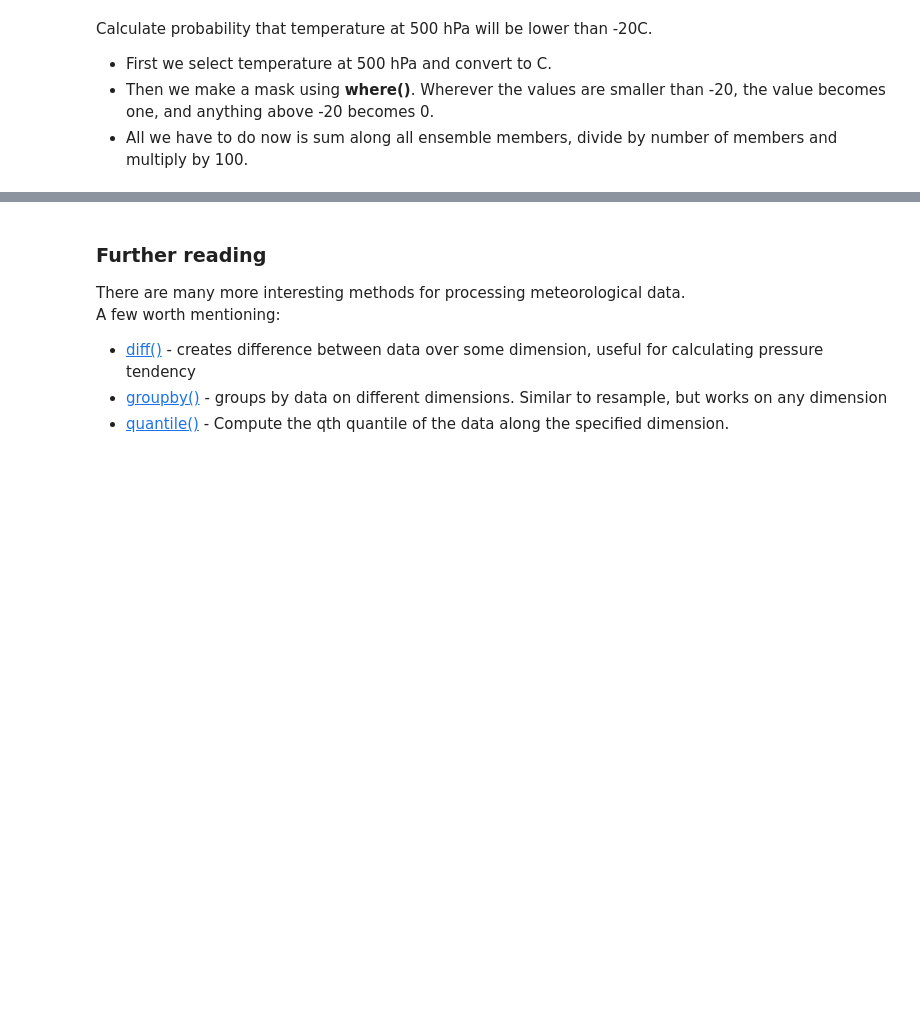
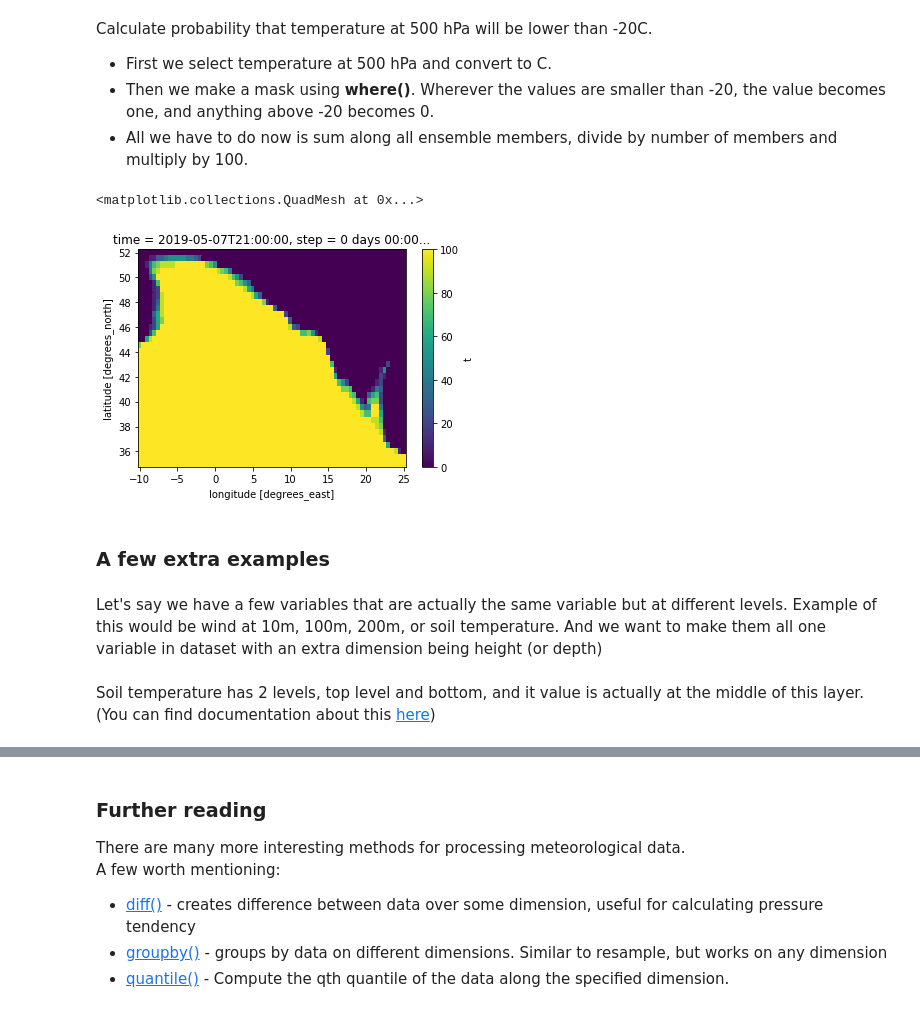
Before and after one commit to igorol/EMS2019_python_workshop, a Jupyter notebook: Manipulating_meteorological_data.ipynb, the cells around one changed output, grey strips where cells are left out. Saved outputs shown, nothing was run; the diff lists cells and outputs as text; code cells hidden in the pictures; blank space fills up the shorter version.

```diff
--- a/Manipulating_meteorological_data.ipynb
+++ b/Manipulating_meteorological_data.ipynb
@@ -252,5 +612,12 @@ Calculate probability that temperature at 500 hPa will be lower than -20C.
 # %%
 t_500 = ds_en.t.sel(isobaricInhPa=500)-273.15
 mask = t_500.where(t_500<-20, 1).where(t_500>-20,0)
 probability = mask.sum(dim='number')*10
-probability.sel(time='2018-05-07T21:00:00').plot()
+probability.sel(time='2019-05-07T21:00:00').plot()
+# %% [output]
+<matplotlib.collections.QuadMesh at 0x...>
+[figure, added]
+# %% [markdown]
+### A few extra examples
+# %% [markdown]
+Let's say we have a few variables that are actually the same variable but at different levels. Example of this would be wind at 10m, 100m, 200m, or soil temperature. And we want to make them all one variable in dataset with an extra dimension being height (or depth)
@@ -256,0 +626,2 @@ probability.sel(time='2018-05-07T21:00:00').plot()
+# %% [markdown]
+Soil temperature has 2 levels, top level and bottom, and it value is actually at the middle of this layer. (You can find documentation about this [here](https://apps.ecmwf.int/codes/grib/param-db?id=139))
```
Also changed, not shown: parts of 40 cells of this notebook, 4 other files.
